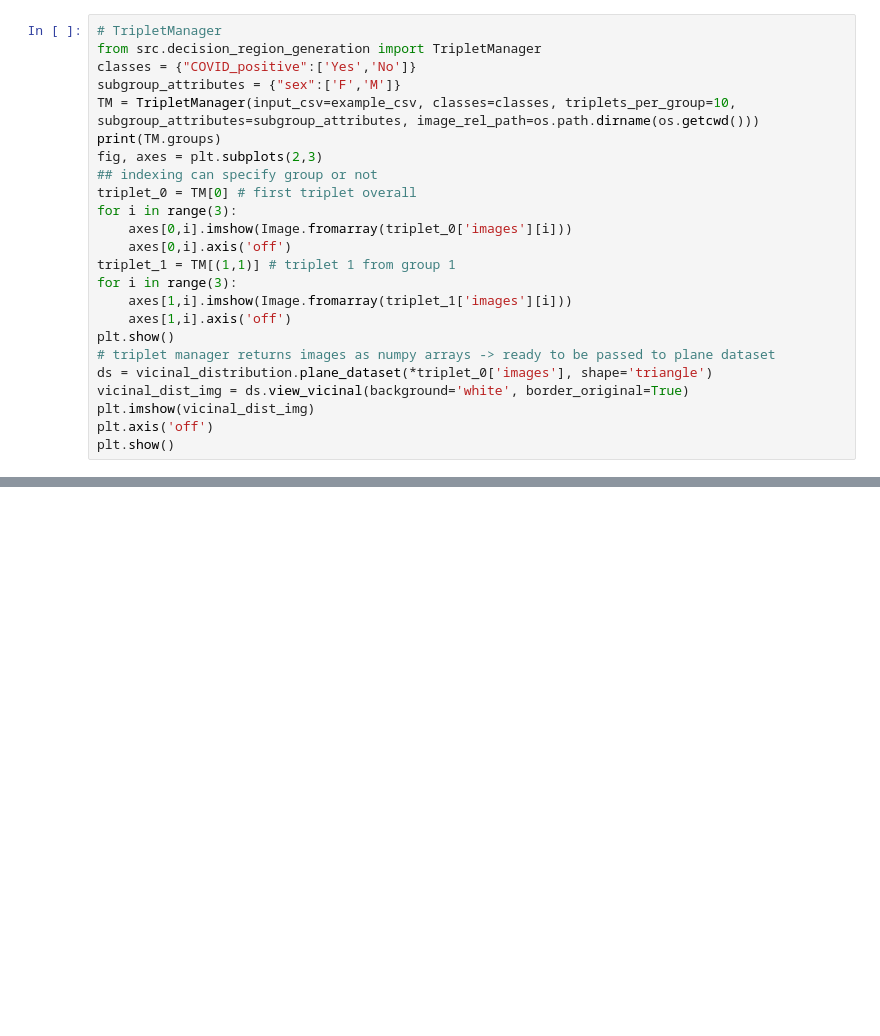
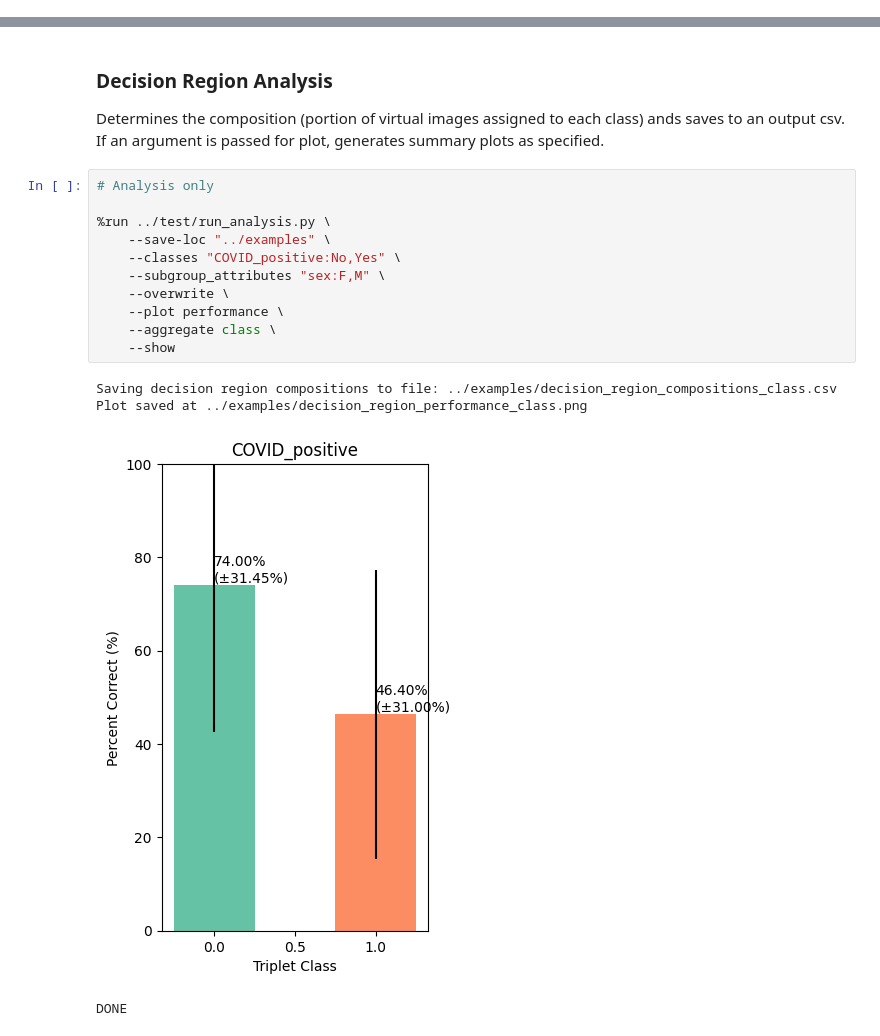
Before and after one commit to DIDSR/DRAGen, a Jupyter notebook: examples/example_implementation.ipynb, the cells around one changed output, grey strips where cells are left out. Cells and saved outputs as stored; diff of their text form; blank space fills up the shorter version.

Commit message:
Updated example implementation

```diff
--- a/examples/example_implementation.ipynb
+++ b/examples/example_implementation.ipynb
@@ -51,24 +0,0 @@ plt.show()
-# %%
-# TripletManager
-from src.decision_region_generation import TripletManager
-classes = {"COVID_positive":['Yes','No']}
-subgroup_attributes = {"sex":['F','M']}
-TM = TripletManager(input_csv=example_csv, classes=classes, triplets_per_group=10, subgroup_attributes=subgroup_attributes, image_rel_path=os.path.dirname(os.getcwd()))
-print(TM.groups)
-fig, axes = plt.subplots(2,3)
-## indexing can specify group or not
-triplet_0 = TM[0] # first triplet overall
-for i in range(3):
-    axes[0,i].imshow(Image.fromarray(triplet_0['images'][i]))
-    axes[0,i].axis('off')
-triplet_1 = TM[(1,1)] # triplet 1 from group 1
-for i in range(3):
-    axes[1,i].imshow(Image.fromarray(triplet_1['images'][i]))
-    axes[1,i].axis('off')
-plt.show()
-# triplet manager returns images as numpy arrays -> ready to be passed to plane dataset
-ds = vicinal_distribution.plane_dataset(*triplet_0['images'], shape='triangle')
-vicinal_dist_img = ds.view_vicinal(background='white', border_original=True)
-plt.imshow(vicinal_dist_img)
-plt.axis('off')
-plt.show()
@@ -96,0 +19,19 @@ outputs = ort_session.run(None, {'input':example_input.astype('single')})
+# %% [markdown]
+### Decision Region Analysis
+Determines the composition (portion of virtual images assigned to each class) ands saves to an output csv. If an argument is passed for plot, generates summary plots as specified.
+# %%
+# Analysis only
+
+%run ../test/run_analysis.py \
+    --save-loc "../examples" \
+    --classes "COVID_positive:No,Yes" \
+    --subgroup_attributes "sex:F,M" \
+    --overwrite \
+    --plot performance \
+    --aggregate class \
+    --show
+# %% [output]
+Saving decision region compositions to file: ../examples/decision_region_compositions_class.csv
+Plot saved at ../examples/decision_region_performance_class.png
+[figure, added]
+DONE
```
Also changed, not shown: parts of 15 cells of this notebook, 3 other files.
